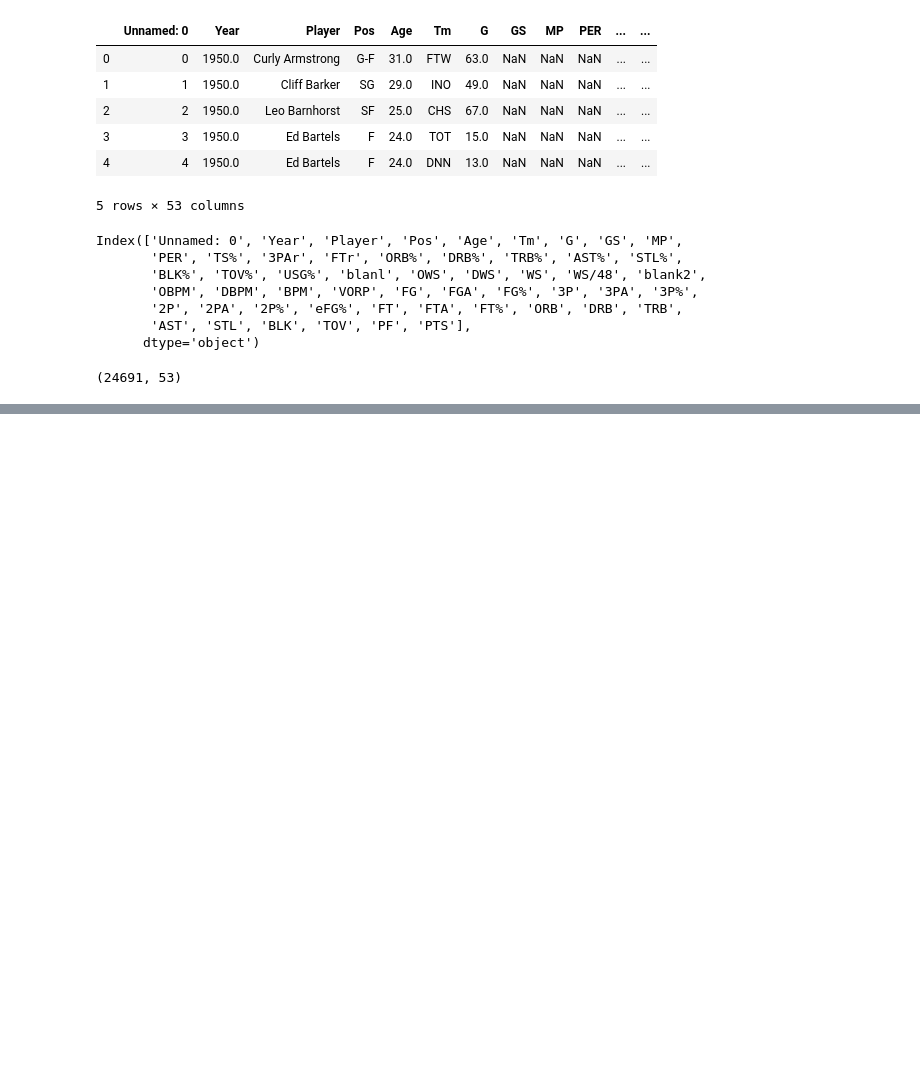
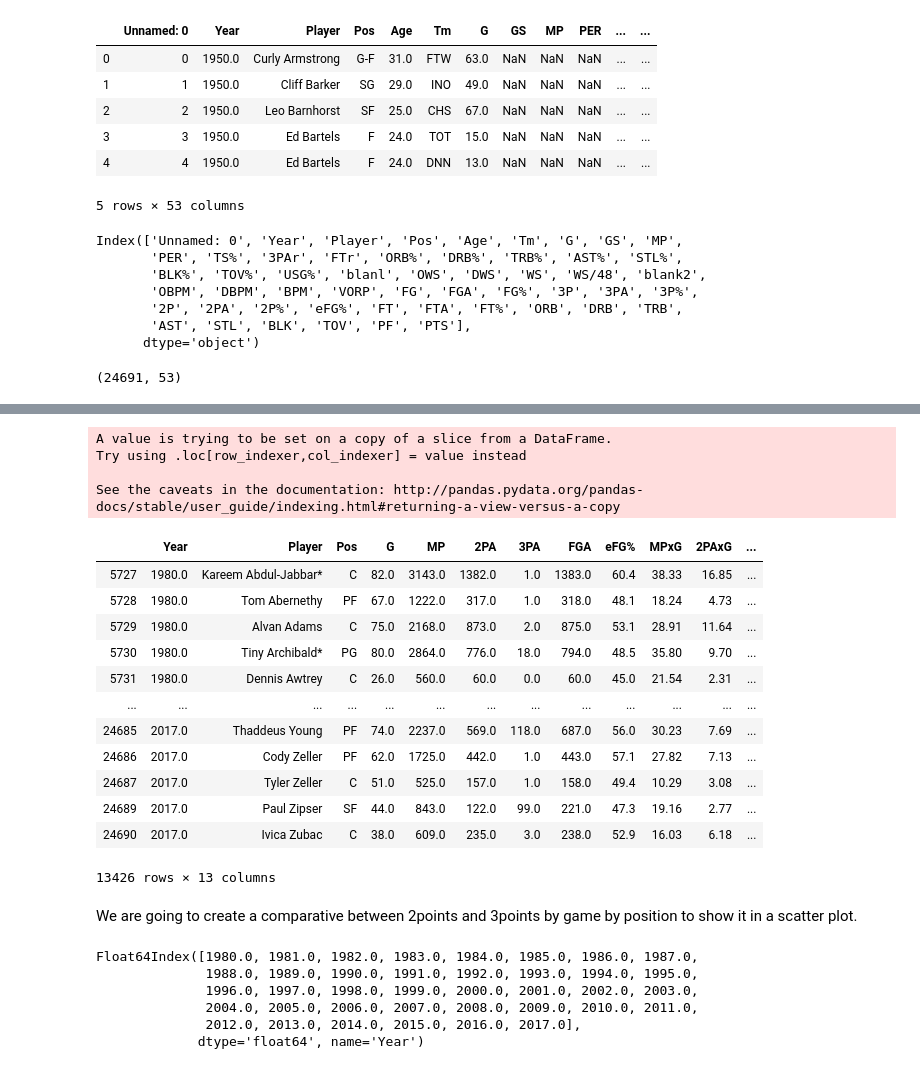
Before and after one commit to Jotatwelve/project-visualizing-real-world-data, a Jupyter notebook: NBA_viz.ipynb, the cells around one changed output, grey strips where cells are left out. Drawn from its saved outputs; the diff is of its cells as text; code cells hidden in the pictures; blank space fills up the shorter version.

```diff
--- a/NBA_viz.ipynb
+++ b/NBA_viz.ipynb
@@ -42,0 +261,3 @@ nba_data.shape
+# %%
+seasons_stats3p_game = nba_data[['Year', 'Player', 'Pos', 'G', 'MP', '2PA', '3PA', 'FGA', 'eFG%']]
+seasons_stats3p_game
@@ -42,0 +283,40 @@ nba_data.shape
+# %%
+# filtered by player who played more than 22 games in a season (1/4 of the total regular season)
+seasons_stats3p_game = seasons_stats3p_game.loc[(seasons_stats3p_game['Year'] > 1979) &
+                                                (seasons_stats3p_game['G'] > 22)]
+
+#In Minutes per game column, we filter players that join more than 24 minutes (half match)
+pergame(seasons_stats3p_game, 'MP')
+
+seasons_stats3p_game = seasons_stats3p_game.loc[seasons_stats3p_game['MP'] > 24]
+
+#Attemps per game
+pergame(seasons_stats3p_game, '2PA')
+pergame(seasons_stats3p_game, '3PA')
+pergame(seasons_stats3p_game, 'FGA')
+# %% [output]
+A value is trying to be set on a copy of a slice from a DataFrame.
+Try using .loc[row_indexer,col_indexer] = value instead
+
+See the caveats in the documentation: http://pandas.pydata.org/pandas-docs/stable/user_guide/indexing.html#returning-a-view-versus-a-copy
+# %%
+#multipling by 100 this eFG% column we have the total field goal of a player (also we can do it by a function)
+seasons_stats3p_game['eFG%'] = round(seasons_stats3p_game['eFG%'] * 100, 2)
+# %%
+seasons_stats3p_game
+# %% [output]
+|  | Year | Player | Pos | G | MP | 2PA | 3PA | FGA | eFG% | MPxG | 2PAxG | ... |
+| 5727 | 1980.0 | Kareem Abdul-Jabbar* | C | 82.0 | 3143.0 | 1382.0 | 1.0 | 1383.0 | 60.4 | 38.33 | 16.85 | ... |
+| 5728 | 1980.0 | Tom Abernethy | PF | 67.0 | 1222.0 | 317.0 | 1.0 | 318.0 | 48.1 | 18.24 | 4.73 | ... |
+| 5729 | 1980.0 | Alvan Adams | C | 75.0 | 2168.0 | 873.0 | 2.0 | 875.0 | 53.1 | 28.91 | 11.64 | ... |
+| 5730 | 1980.0 | Tiny Archibald* | PG | 80.0 | 2864.0 | 776.0 | 18.0 | 794.0 | 48.5 | 35.80 | 9.70 | ... |
+| 5731 | 1980.0 | Dennis Awtrey | C | 26.0 | 560.0 | 60.0 | 0.0 | 60.0 | 45.0 | 21.54 | 2.31 | ... |
+| ... | ... | ... | ... | ... | ... | ... | ... | ... | ... | ... | ... | ... |
+| 24685 | 2017.0 | Thaddeus Young | PF | 74.0 | 2237.0 | 569.0 | 118.0 | 687.0 | 56.0 | 30.23 | 7.69 | ... |
+| 24686 | 2017.0 | Cody Zeller | PF | 62.0 | 1725.0 | 442.0 | 1.0 | 443.0 | 57.1 | 27.82 | 7.13 | ... |
+| 24687 | 2017.0 | Tyler Zeller | C | 51.0 | 525.0 | 157.0 | 1.0 | 158.0 | 49.4 | 10.29 | 3.08 | ... |
+| 24689 | 2017.0 | Paul Zipser | SF | 44.0 | 843.0 | 122.0 | 99.0 | 221.0 | 47.3 | 19.16 | 2.77 | ... |
+| 24690 | 2017.0 | Ivica Zubac | C | 38.0 | 609.0 | 235.0 | 3.0 | 238.0 | 52.9 | 16.03 | 6.18 | ... |
+13426 rows × 13 columns
+# %% [markdown]
+We are going to create a comparative between 2points and 3points by game by position to show it in a scatter plot.
@@ -42,0 +332,9 @@ nba_data.shape
+# %%
+years_shotsgame
+# %% [output]
+Float64Index([1980.0, 1981.0, 1982.0, 1983.0, 1984.0, 1985.0, 1986.0, 1987.0,
+              1988.0, 1989.0, 1990.0, 1991.0, 1992.0, 1993.0, 1994.0, 1995.0,
+              1996.0, 1997.0, 1998.0, 1999.0, 2000.0, 2001.0, 2002.0, 2003.0,
+              2004.0, 2005.0, 2006.0, 2007.0, 2008.0, 2009.0, 2010.0, 2011.0,
+              2012.0, 2013.0, 2014.0, 2015.0, 2016.0, 2017.0],
+             dtype='float64', name='Year')
```
Also changed, not shown: parts of 33 cells of this notebook, 1 other file.
